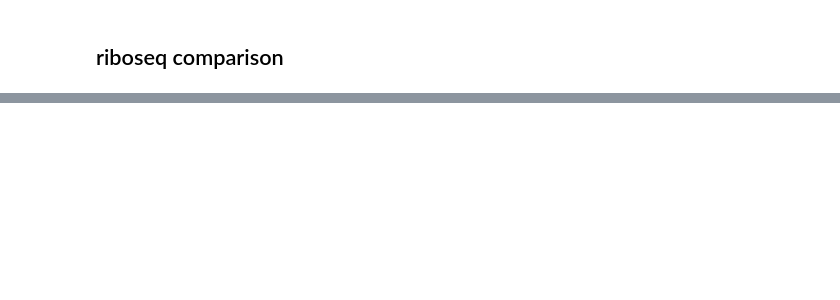
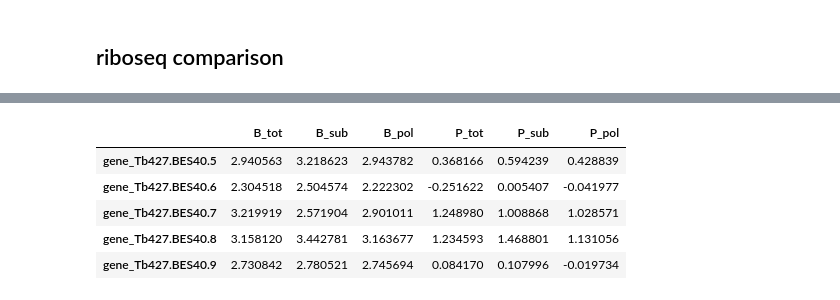
Before and after one commit to mtinti/polysome, a Jupyter notebook: FiguresPaper.ipynb, the cells around one changed output, grey strips where cells are left out. Saved outputs shown, nothing was run; the diff lists cells and outputs as text; code cells hidden in the pictures; blank space fills up the shorter version.

```diff
--- a/FiguresPaper.ipynb
+++ b/FiguresPaper.ipynb
@@ -1835,9 +2643,19 @@ ribo_df.head(5)
 # %%
 out_df['B_tot'] = out_df[['B_tot_1','B_tot_2','B_tot_3']].median(axis=1)
 out_df['P_tot'] = out_df[['P_tot_1','P_tot_2','P_tot_3']].median(axis=1)
 out_df['B_sub'] = out_df[['B_sub_1','B_sub_2','B_sub_3']].median(axis=1)
 out_df['P_sub'] = out_df[['P_sub_1','P_sub_2','P_sub_3']].median(axis=1)
 out_df['B_pol'] = out_df[['B_pol_1','B_pol_2','B_pol_3']].median(axis=1)
 out_df['P_pol'] = out_df[['P_pol_1','P_pol_2','P_pol_3']].median(axis=1)
+out_df['B_tc'] = out_df['B_pol']/out_df['B_sub']
+out_df['P_tc'] = out_df['P_pol']/out_df['P_sub']
+
 mydata = np.log10(out_df[['B_tot','B_sub','B_pol','P_tot','P_sub','P_pol']])
 mydata.tail(5)
+# %% [output]
+|  | B_tot | B_sub | B_pol | P_tot | P_sub | P_pol |
+| gene_Tb427.BES40.5 | 2.940563 | 3.218623 | 2.943782 | 0.368166 | 0.594239 | 0.428839 |
+| gene_Tb427.BES40.6 | 2.304518 | 2.504574 | 2.222302 | -0.251622 | 0.005407 | -0.041977 |
+| gene_Tb427.BES40.7 | 3.219919 | 2.571904 | 2.901011 | 1.248980 | 1.008868 | 1.028571 |
+| gene_Tb427.BES40.8 | 3.158120 | 3.442781 | 3.163677 | 1.234593 | 1.468801 | 1.131056 |
+| gene_Tb427.BES40.9 | 2.730842 | 2.780521 | 2.745694 | 0.084170 | 0.107996 | -0.019734 |
```
Also changed, not shown: parts of 114 cells of this notebook, 1 other file.
